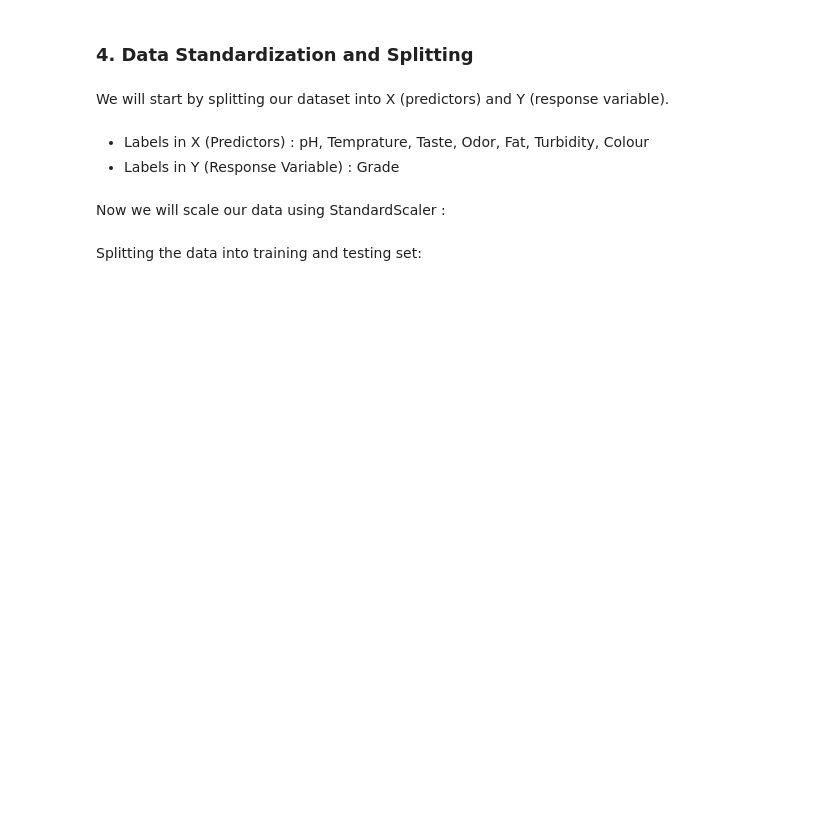
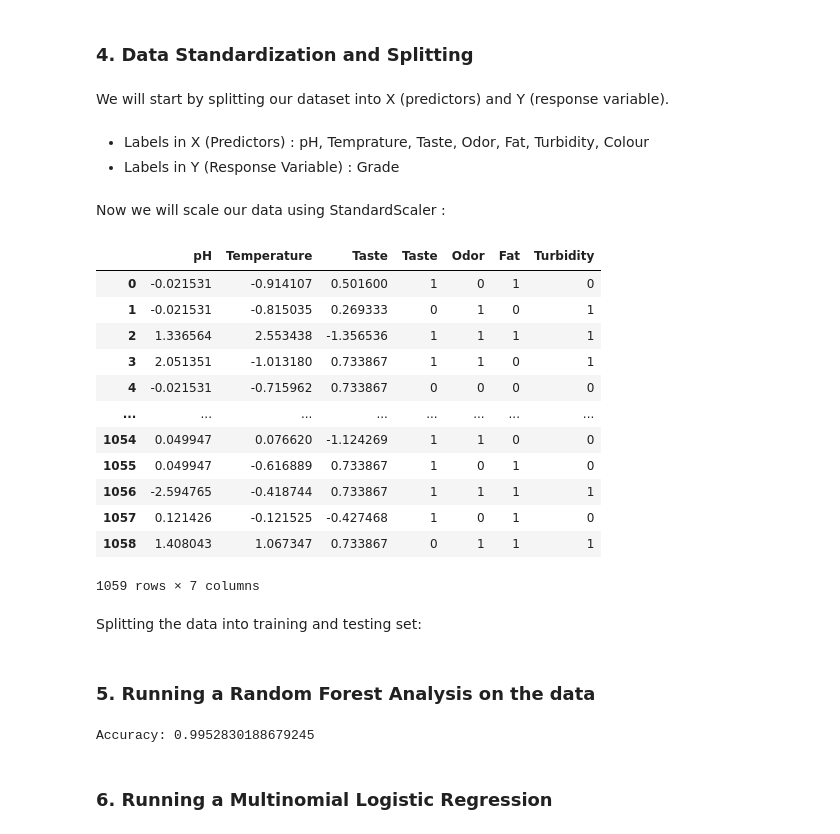
Before and after one commit to BaldeepDhada/Milk-Data-Analysis, a Jupyter notebook: Milk Data Classification.ipynb, the cells around one changed output. Saved outputs shown, nothing was run; the diff lists cells and outputs as text; code cells hidden in the pictures; blank space fills up the shorter version.

```diff
--- a/Milk Data Classification.ipynb
+++ b/Milk Data Classification.ipynb
@@ -111,12 +116,44 @@ y = milk_data['Grade']
 # %% [markdown]
 Now we will scale our data using StandardScaler :
 # %%
+# Scaling the quantitative features
+quantitative_vars = X[["pH", "Temperature", "Colour"]]
 sc = StandardScaler()
-sc.fit(X)
-xscaled=sc.transform(X)
-# Creating a DataFrame with the scaled features
-X_scaled=pd.DataFrame(data=xscaled,columns=milk_data.columns[:-1])
+sc.fit(quantitative_vars)
+xscaled=sc.transform(quantitative_vars)
+
+# Creating a new DataFrame with the scaled features
+X_scaled=pd.DataFrame(data=xscaled,columns=milk_data.columns[0:3])
+X_scaled = pd.concat([X_scaled, X.iloc[:,2:6]], axis = 1)
+X_scaled
+# %% [output]
+|  | pH | Temperature | Taste | Taste | Odor | Fat | Turbidity |
+| 0 | -0.021531 | -0.914107 | 0.501600 | 1 | 0 | 1 | 0 |
+| 1 | -0.021531 | -0.815035 | 0.269333 | 0 | 1 | 0 | 1 |
+| 2 | 1.336564 | 2.553438 | -1.356536 | 1 | 1 | 1 | 1 |
+| 3 | 2.051351 | -1.013180 | 0.733867 | 1 | 1 | 0 | 1 |
+| 4 | -0.021531 | -0.715962 | 0.733867 | 0 | 0 | 0 | 0 |
+| ... | ... | ... | ... | ... | ... | ... | ... |
+| 1054 | 0.049947 | 0.076620 | -1.124269 | 1 | 1 | 0 | 0 |
+| 1055 | 0.049947 | -0.616889 | 0.733867 | 1 | 0 | 1 | 0 |
+| 1056 | -2.594765 | -0.418744 | 0.733867 | 1 | 1 | 1 | 1 |
+| 1057 | 0.121426 | -0.121525 | -0.427468 | 1 | 0 | 1 | 0 |
+| 1058 | 1.408043 | 1.067347 | 0.733867 | 0 | 1 | 1 | 1 |
+1059 rows × 7 columns
 # %% [markdown]
 Splitting the data into training and testing set:
 # %%
 X_train, X_test, y_train, y_test = train_test_split(X_scaled, y, test_size=0.2, random_state=42)
+# %% [markdown]
+### 5. Running a Random Forest Analysis on the data
+# %%
+rf = RandomForestClassifier()
+rf.fit(X_train, y_train)
+
+y_pred = rf.predict(X_test)
+accuracy = accuracy_score(y_test, y_pred)
+print("Accuracy:", accuracy)
+# %% [output]
+Accuracy: 0.9952830188679245
+# %% [markdown]
+### 6. Running a Multinomial Logistic Regression
```
Also changed, not shown: parts of 7 cells of this notebook.
